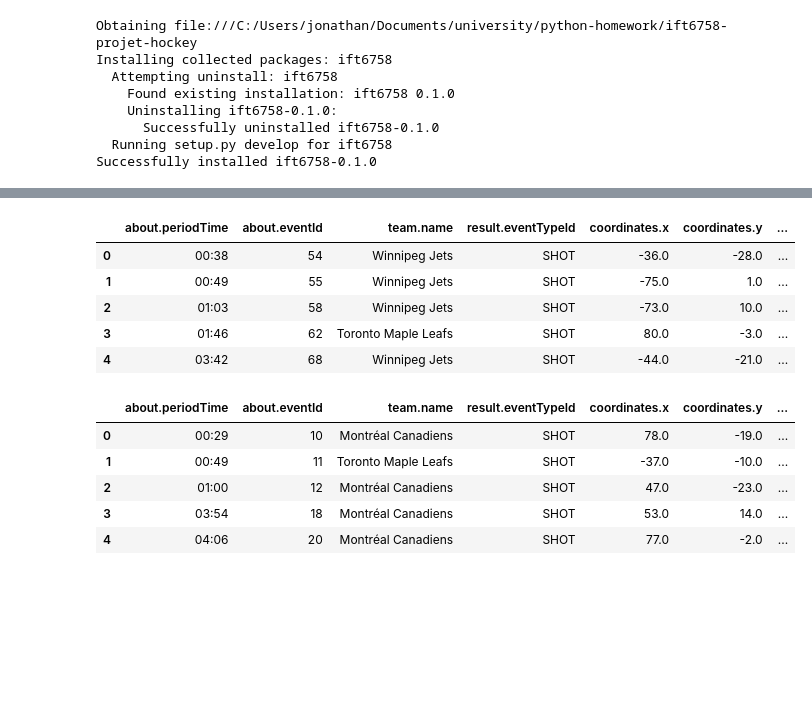
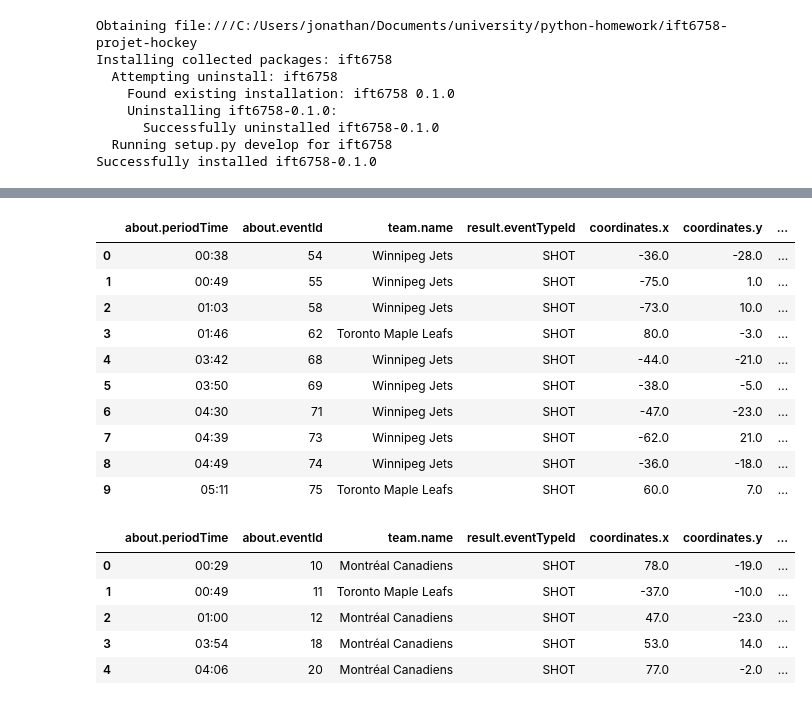
Before and after one commit to Mohamed-loua/ift6758-projet-hockey, a Jupyter notebook: src/_question_5.ipynb, the cells around one changed output, grey strips where cells are left out. Drawn from its saved outputs; the diff is of its cells as text; code cells hidden in the pictures; blank space fills up the shorter version.

```diff
--- a/src/_question_5.ipynb
+++ b/src/_question_5.ipynb
@@ -51,14 +46,19 @@ df_season_2021 = data_extractor.get_season_into_dataframe('./../ift6758/data/hoc
 2021030416
 2021030417
 # %%
-df_season_2017.head()
+df_season_2017.head(10)
 # %% [output]
 |  | about.periodTime | about.eventId | team.name | result.eventTypeId | coordinates.x | coordinates.y | ... |
 | 0 | 00:38 | 54 | Winnipeg Jets | SHOT | -36.0 | -28.0 | ... |
 | 1 | 00:49 | 55 | Winnipeg Jets | SHOT | -75.0 | 1.0 | ... |
 | 2 | 01:03 | 58 | Winnipeg Jets | SHOT | -73.0 | 10.0 | ... |
 | 3 | 01:46 | 62 | Toronto Maple Leafs | SHOT | 80.0 | -3.0 | ... |
 | 4 | 03:42 | 68 | Winnipeg Jets | SHOT | -44.0 | -21.0 | ... |
+| 5 | 03:50 | 69 | Winnipeg Jets | SHOT | -38.0 | -5.0 | ... |
+| 6 | 04:30 | 71 | Winnipeg Jets | SHOT | -47.0 | -23.0 | ... |
+| 7 | 04:39 | 73 | Winnipeg Jets | SHOT | -62.0 | 21.0 | ... |
+| 8 | 04:49 | 74 | Winnipeg Jets | SHOT | -36.0 | -18.0 | ... |
+| 9 | 05:11 | 75 | Toronto Maple Leafs | SHOT | 60.0 | 7.0 | ... |
 # %%
 df_season_2018.head()
 # %% [output]
```
Also changed, not shown: parts of 13 cells of this notebook, 1 other file.
